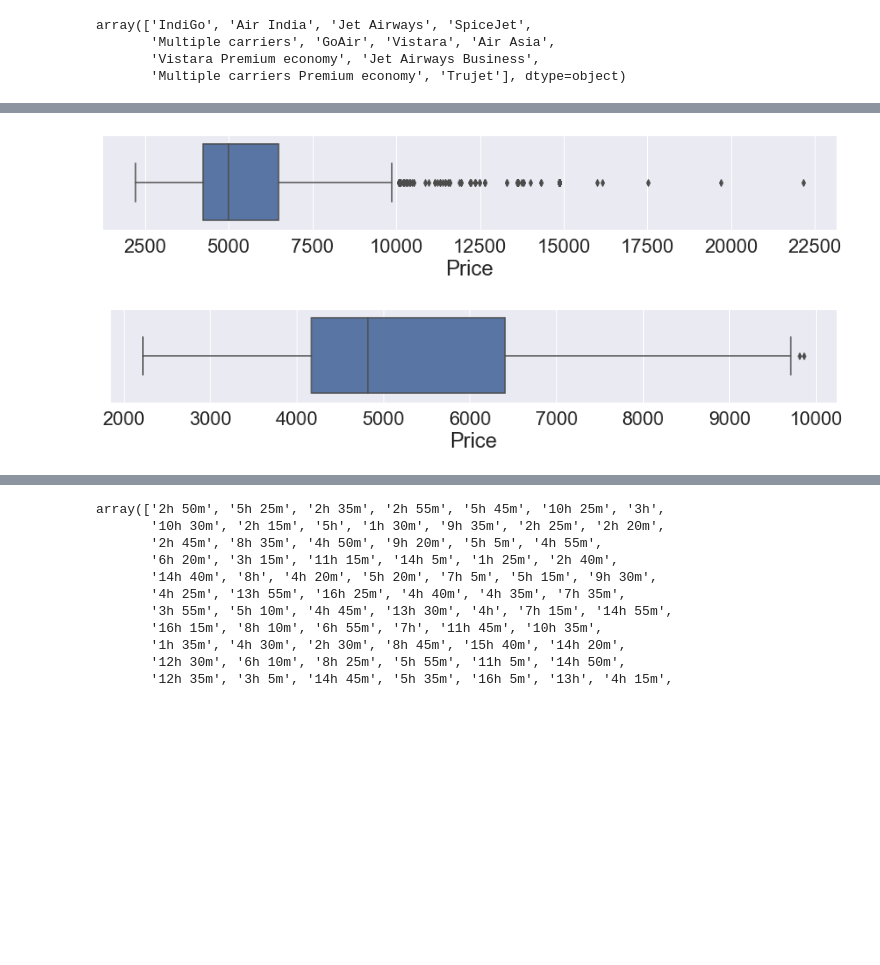
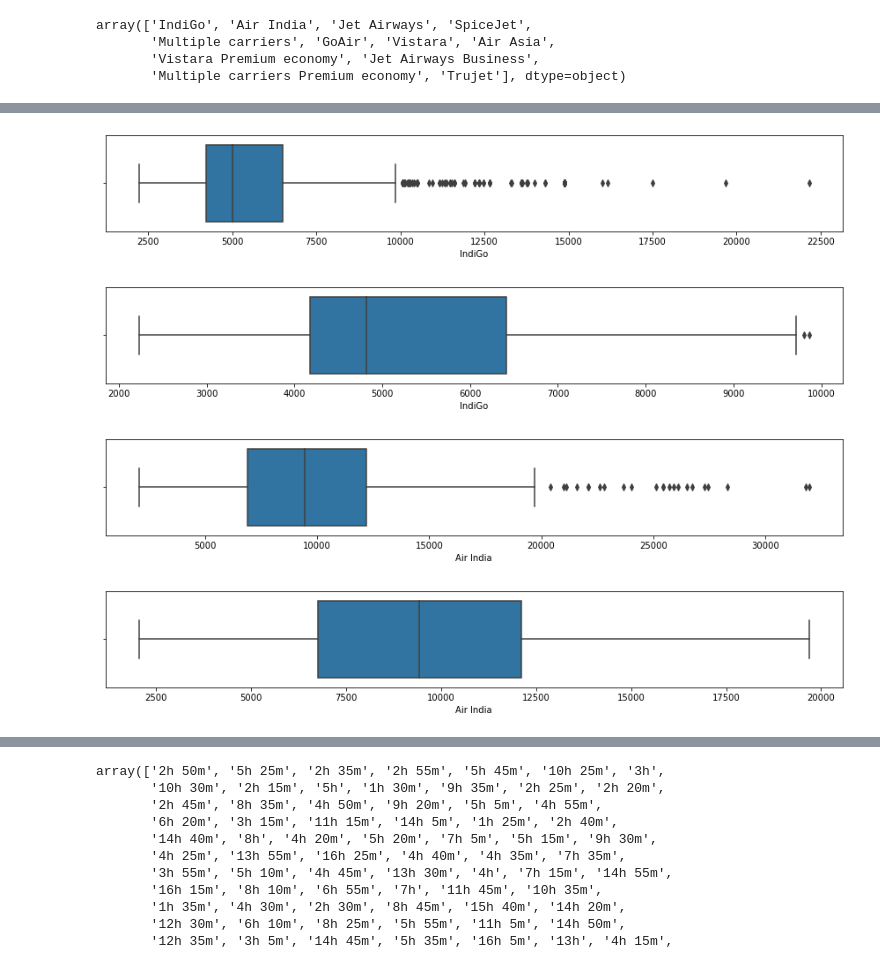
Before and after one commit to SHIVRAJSHINDE/Eda-FeatureEngineering, a Jupyter notebook: EDA/Data Travel/edaAndPreprocessing3.ipynb, the cells around one changed output, grey strips where cells are left out. Drawn from its saved outputs; the diff is of its cells as text; code cells hidden in the pictures; blank space fills up the shorter version.

```diff
--- a/EDA/Data Travel/edaAndPreprocessing3.ipynb
+++ b/EDA/Data Travel/edaAndPreprocessing3.ipynb
@@ -372,30 +380,64 @@ for i in list(enumerate(df['Airline'].unique())):
 # %%
 # Remove Outlier
 
-airDataSet = df[df['Airline'] == 'IndiGo']
 
-airDataSet
-plt.figure(figsize=(15,2))
-sns.boxplot(x=airDataSet['Price'])
+df['Airline'].unique()
 
-q1 = airDataSet['Price'].quantile(0.25)
-q3 = airDataSet['Price'].quantile(0.75)
-print('q1: ',q1)
-print('q3: ',q3)
-IQR = q3-q1
-print('IQR',IQR)
+airlineName = { 'IndiGo':      [0.25,0.75],
+                "Air India":   [0.27,0.75],
+                'Jet Airways': [0.27,0.75],
+                'SpiceJet':    [0.10,0.60],
+                'Multiple carriers':[0.20,0.80],
+                'GoAir':       [0.20,0.75],
+                'Vistara':     [0.20,0.75],
+                'Air Asia':    [0.25,0.75],
+                'Vistara Premium economy':[0.25,0.75],
+                'Jet Airways Business':[0.25,0.75],
+                'Multiple carriers Premium economy':[0.20,0.75],
+                'Trujet':       [0,0]
 
-lowerLimit = q1-IQR*1.5
-upperLimit = q3+IQR*1.5
-print('lowerLimit: ',lowerLimit)
-print('upperLimit: ',upperLimit)
+              }
 
-lowerLimitIndex = airDataSet[airDataSet['Price']<=lowerLimit].index
-upperLimitIndex = airDataSet[airDataSet['Price']>=upperLimit].index
 
-airDataSet.drop(upperLimitIndex,axis=0,inplace=True)
+final_df = pd.DataFrame(columns=list(df.columns))
+final_df
+list(df.columns)
 
-plt.figure(figsize=(15,2))
-sns.boxplot(x=airDataSet['Price'])
-IndiGoDataSet = airDataSet
+import pandas as pd
+
+
+for key,value in airlineName.items():
+    airDataSet = ""
+    airDataSet = df[df['Airline'] == key]
+    airDataSet
+    plt.figure(figsize=(15,2))
+    sns.boxplot(x=airDataSet['Price'])
+    plt.xlabel(key)
+    q1 = airDataSet['Price'].quantile(value[0])
+    q3 = airDataSet['Price'].quantile(value[1])
+    IQR = q3-q1
+    lowerLimit = q1-IQR*1.5
+    upperLimit = q3+IQR*1.5
+    lowerLimitIndex = airDataSet[airDataSet['Price']<=lowerLimit].index
+    upperLimitIndex = airDataSet[airDataSet['Price']>=upperLimit].index
+    if airDataSet.shape[0] > 5 :
+        airDataSet.drop(lowerLimitIndex,axis=0,inplace=True)
+        airDataSet.drop(upperLimitIndex,axis=0,inplace=True)
+    else:
+        pass
+
+    df[df.index.isin([2878])]
+
+    plt.figure(figsize=(15,2))
+    sns.boxplot(x=airDataSet['Price'])
+    plt.xlabel(key)
+
+
+    #airDataSet1 = airDataSet1.append(airDataSet, ignore_index=True)  # ignore_index=True resets the index
+
+    final_df = pd.concat([final_df, airDataSet], axis=0)  # axis=0 is the default and means appending vertically
+
+
+
+final_df
 # %% [output]
@@ -407,2 +457,4 @@ upperLimit:  9896.0
-[figure, old version]
+[figure, new version]
-[figure, old version]
+[figure, new version]
+[figure, added]
+[figure, added]
```
Also changed, not shown: parts of 62 cells of this notebook.
